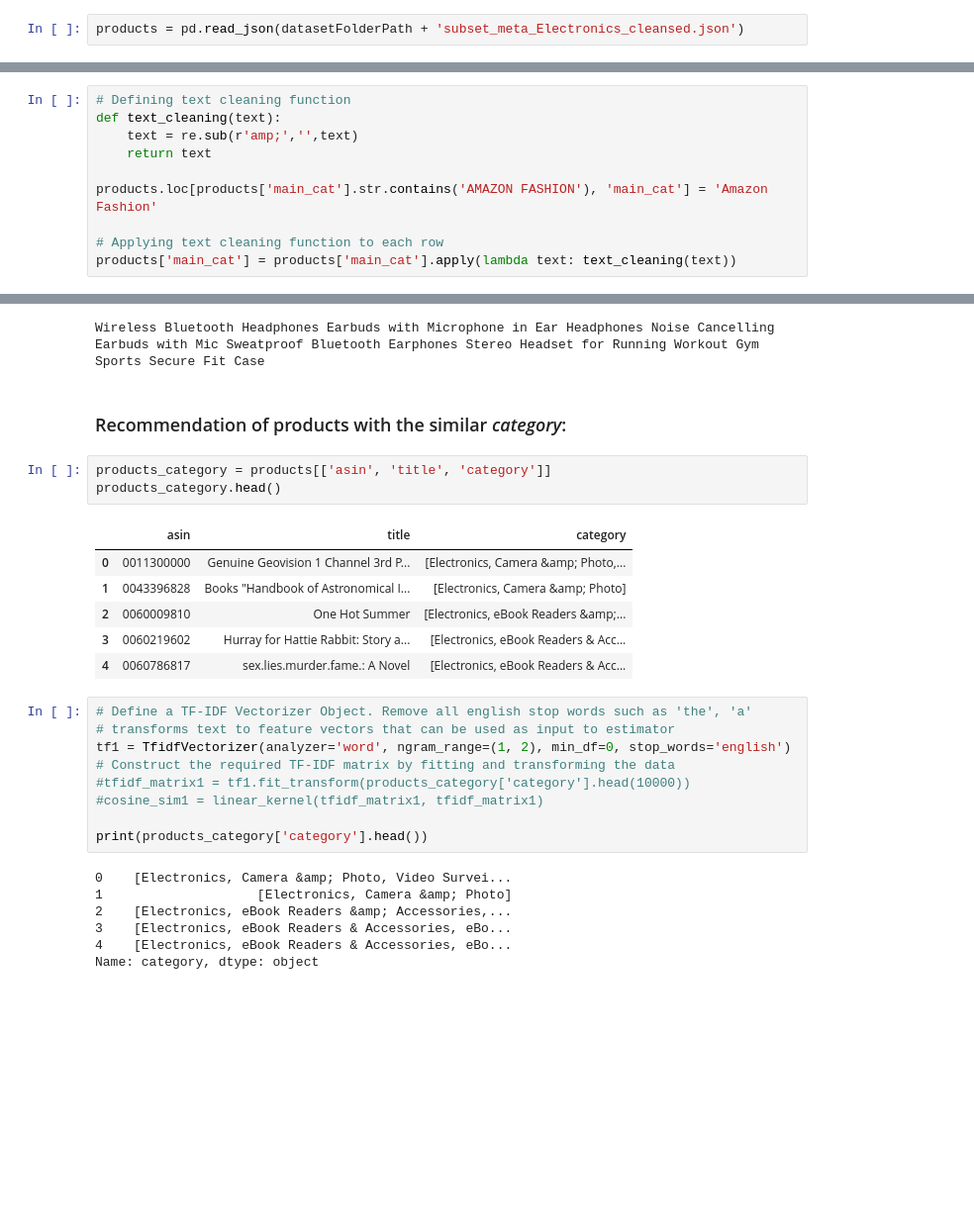
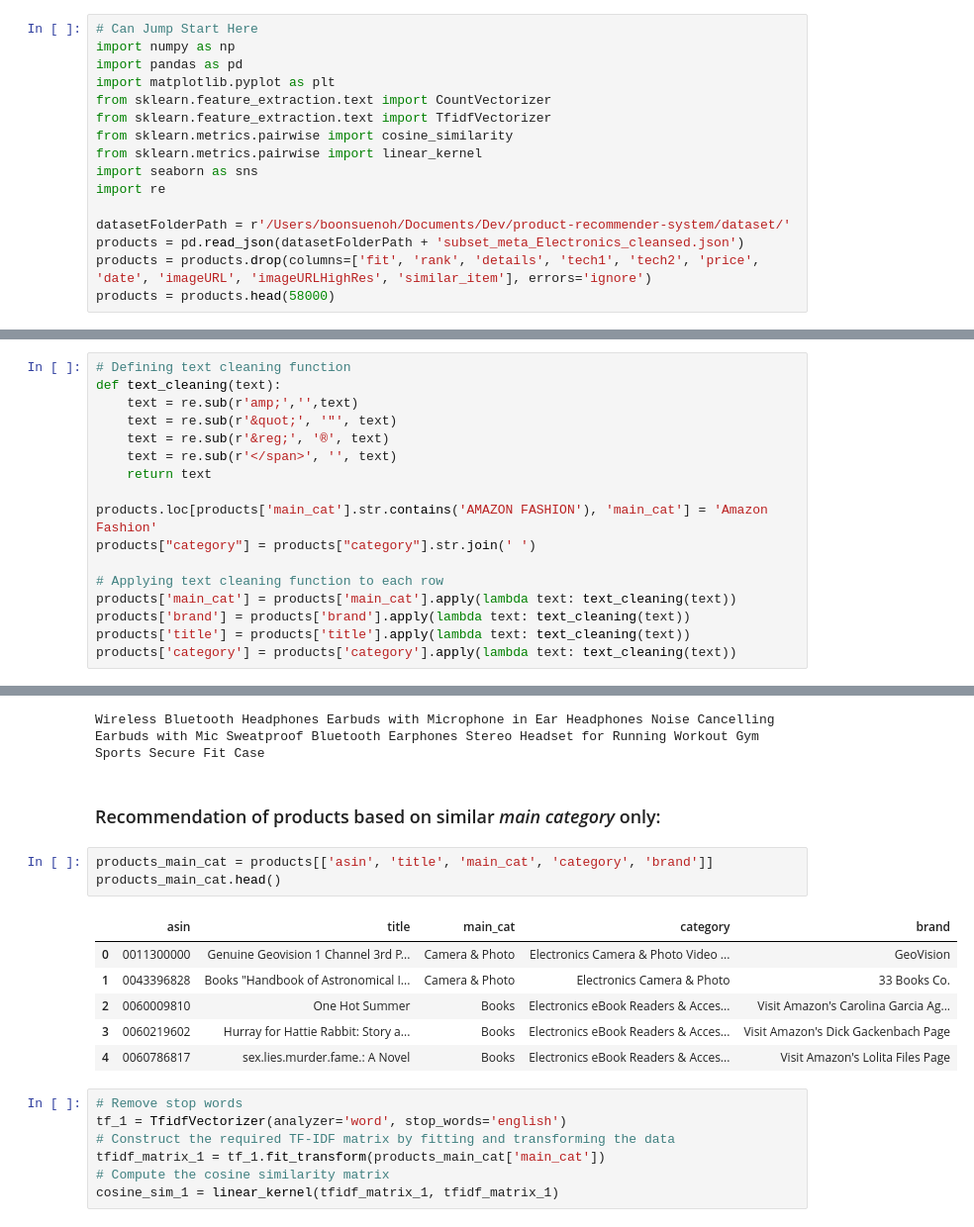
Before and after one commit to boonsuen/product-recommender-system, a Jupyter notebook: Content-Based Filtering Recommender System - Oh Boon Suen.ipynb, the cells around one changed output, grey strips where cells are left out. Shown: that part at 99% size. Saved outputs shown, nothing was run; the diff lists cells and outputs as text; blank space fills up the shorter version.

```diff
--- a/Content-Based Filtering Recommender System - Oh Boon Suen.ipynb
+++ b/Content-Based Filtering Recommender System - Oh Boon Suen.ipynb
@@ -58,7 +58,21 @@ products.head()
 # %%
 products.to_json(datasetFolderPath + 'subset_meta_Electronics_cleansed.json')
 # %%
+# Can Jump Start Here
+import numpy as np
+import pandas as pd
+import matplotlib.pyplot as plt
+from sklearn.feature_extraction.text import CountVectorizer
+from sklearn.feature_extraction.text import TfidfVectorizer
+from sklearn.metrics.pairwise import cosine_similarity
+from sklearn.metrics.pairwise import linear_kernel
+import seaborn as sns
+import re
+
+datasetFolderPath = r'/Users/boonsuenoh/Documents/Dev/product-recommender-system/dataset/'
 products = pd.read_json(datasetFolderPath + 'subset_meta_Electronics_cleansed.json')
+products = products.drop(columns=['fit', 'rank', 'details', 'tech1', 'tech2', 'price', 'date', 'imageURL', 'imageURLHighRes', 'similar_item'], errors='ignore')
+products = products.head(58000)
 # %% [markdown]
 # Data Preprocessing
 # %%
@@ -93,11 +107,18 @@ for number, letter in enumerate(list(dict.fromkeys(products['main_cat'].tolist()
 # Defining text cleaning function
 def text_cleaning(text):
     text = re.sub(r'amp;','',text)
+    text = re.sub(r'&quot;', '"', text)
+    text = re.sub(r'&reg;', '®', text)
+    text = re.sub(r'</span>', '', text)
     return text
 
 products.loc[products['main_cat'].str.contains('AMAZON FASHION'), 'main_cat'] = 'Amazon Fashion'
+products["category"] = products["category"].str.join(' ')
 
 # Applying text cleaning function to each row
 products['main_cat'] = products['main_cat'].apply(lambda text: text_cleaning(text))
+products['brand'] = products['brand'].apply(lambda text: text_cleaning(text))
+products['title'] = products['title'].apply(lambda text: text_cleaning(text))
+products['category'] = products['category'].apply(lambda text: text_cleaning(text))
 # %%
 # After cleansing
@@ -233,30 +258,21 @@ print(products.iloc[8]['title'])
 # %% [output]
 Wireless Bluetooth Headphones Earbuds with Microphone in Ear Headphones Noise Cancelling Earbuds with Mic Sweatproof Bluetooth Earphones Stereo Headset for Running Workout Gym Sports Secure Fit Case
 # %% [markdown]
-### Recommendation of products with the similar *category*:
+### Recommendation of products based on similar *main category* only:
 # %%
-products_category = products[['asin', 'title', 'category']]
-products_category.head()
+products_main_cat = products[['asin', 'title', 'main_cat', 'category', 'brand']]
+products_main_cat.head()
 # %% [output]
-|  | asin | title | category |
-| 0 | 0011300000 | Genuine Geovision 1 Channel 3rd P... | [Electronics, Camera &amp; Photo,... |
-| 1 | 0043396828 | Books "Handbook of Astronomical I... | [Electronics, Camera &amp; Photo] |
-| 2 | 0060009810 | One Hot Summer | [Electronics, eBook Readers &amp;... |
-| 3 | 0060219602 | Hurray for Hattie Rabbit: Story a... | [Electronics, eBook Readers & Acc... |
-| 4 | 0060786817 | sex.lies.murder.fame.: A Novel | [Electronics, eBook Readers & Acc... |
+|  | asin | title | main_cat | category | brand |
+| 0 | 0011300000 | Genuine Geovision 1 Channel 3rd P... | Camera & Photo | Electronics Camera & Photo Video ... | GeoVision |
+| 1 | 0043396828 | Books "Handbook of Astronomical I... | Camera & Photo | Electronics Camera & Photo | 33 Books Co. |
+| 2 | 0060009810 | One Hot Summer | Books | Electronics eBook Readers & Acces... | Visit Amazon's Carolina Garcia Ag... |
+| 3 | 0060219602 | Hurray for Hattie Rabbit: Story a... | Books | Electronics eBook Readers & Acces... | Visit Amazon's Dick Gackenbach Page |
+| 4 | 0060786817 | sex.lies.murder.fame.: A Novel | Books | Electronics eBook Readers & Acces... | Visit Amazon's Lolita Files Page |
 # %%
-# Define a TF-IDF Vectorizer Object. Remove all english stop words such as 'the', 'a'
-# transforms text to feature vectors that can be used as input to estimator
-tf1 = TfidfVectorizer(analyzer='word', ngram_range=(1, 2), min_df=0, stop_words='english')
+# Remove stop words
+tf_1 = TfidfVectorizer(analyzer='word', stop_words='english')
 # Construct the required TF-IDF matrix by fitting and transforming the data
-#tfidf_matrix1 = tf1.fit_transform(products_category['category'].head(10000))
-#cosine_sim1 = linear_kernel(tfidf_matrix1, tfidf_matrix1)
-
-print(products_category['category'].head())
+tfidf_matrix_1 = tf_1.fit_transform(products_main_cat['main_cat'])
+# Compute the cosine similarity matrix
+cosine_sim_1 = linear_kernel(tfidf_matrix_1, tfidf_matrix_1)
-# %% [output]
-0    [Electronics, Camera &amp; Photo, Video Survei...
-1                    [Electronics, Camera &amp; Photo]
-2    [Electronics, eBook Readers &amp; Accessories,...
-3    [Electronics, eBook Readers & Accessories, eBo...
-4    [Electronics, eBook Readers & Accessories, eBo...
-Name: category, dtype: object
```
Also changed, not shown: parts of 24 cells of this notebook.
